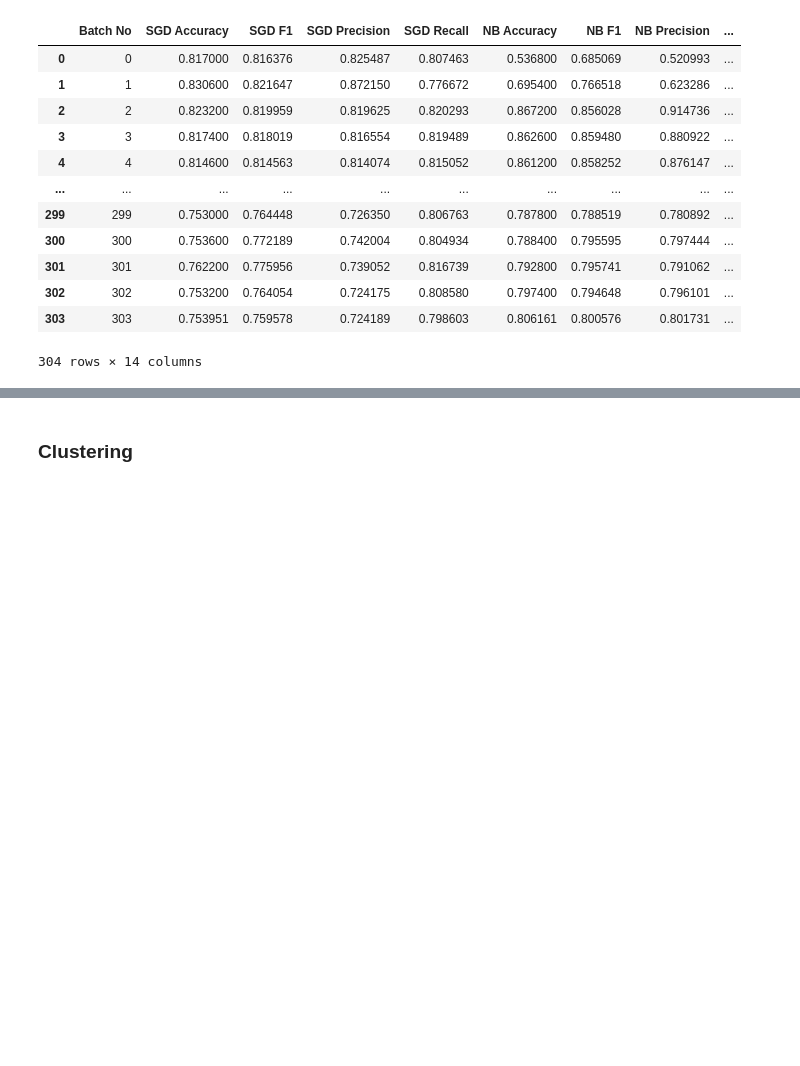
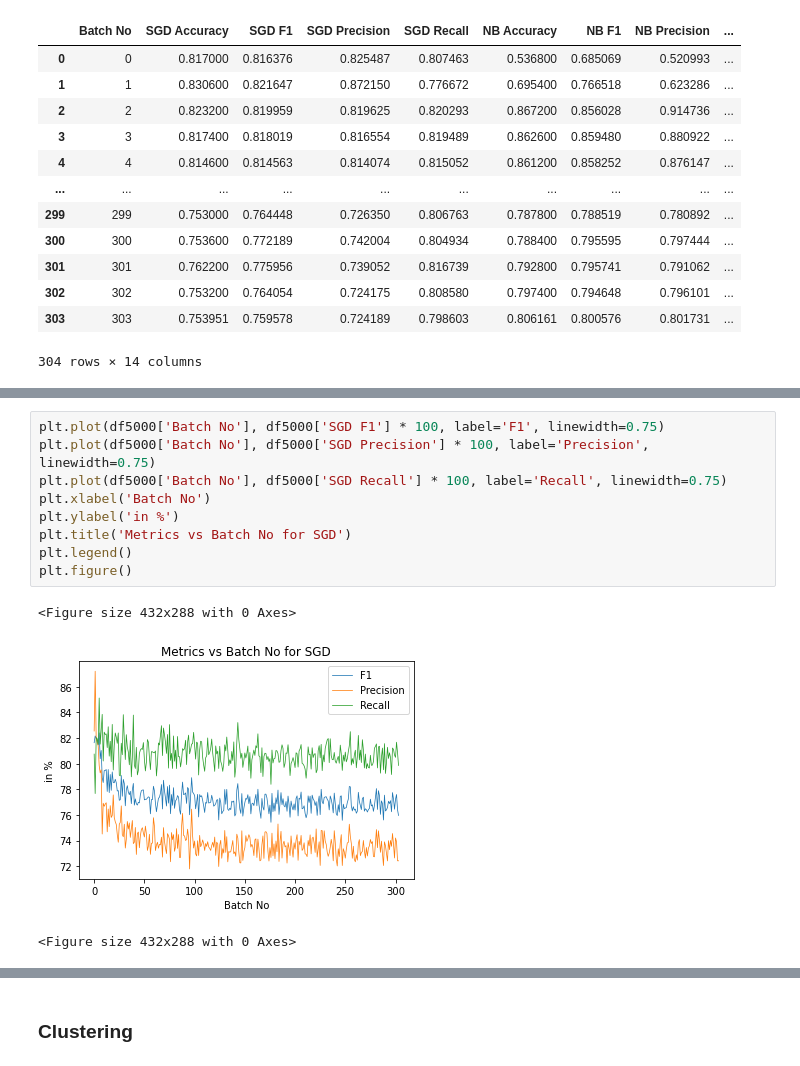
Before and after one commit to Big-Data-Gang/Machine-Learning-with-Spark-Streaming, a Jupyter notebook: Plotting/Train Plots.ipynb, the cells around one changed output, grey strips where cells are left out. Drawn from its saved outputs; the diff is of its cells as text; blank space fills up the shorter version.

```diff
--- a/Plotting/Train Plots.ipynb
+++ b/Plotting/Train Plots.ipynb
@@ -203,0 +221,13 @@ plt.legend(bbox_to_anchor=(1.0, 1.0))
+# %%
+plt.plot(df5000['Batch No'], df5000['SGD F1'] * 100, label='F1', linewidth=0.75)
+plt.plot(df5000['Batch No'], df5000['SGD Precision'] * 100, label='Precision', linewidth=0.75)
+plt.plot(df5000['Batch No'], df5000['SGD Recall'] * 100, label='Recall', linewidth=0.75)
+plt.xlabel('Batch No')
+plt.ylabel('in %')
+plt.title('Metrics vs Batch No for SGD')
+plt.legend()
+plt.figure()
+# %% [output]
+<Figure size 432x288 with 0 Axes>
+[figure, added]
+<Figure size 432x288 with 0 Axes>
```
Also changed, not shown: parts of 22 cells of this notebook.
